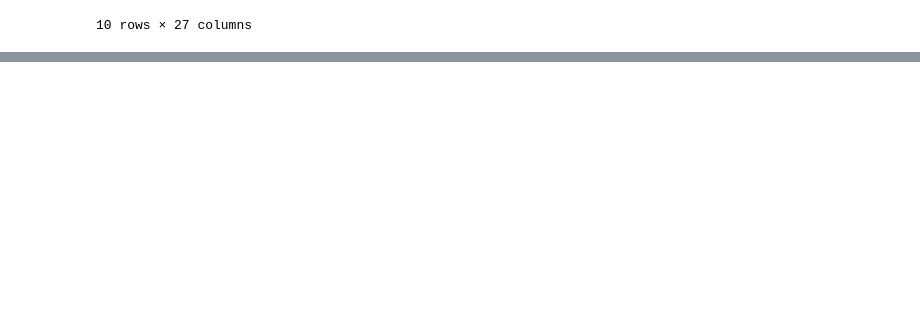
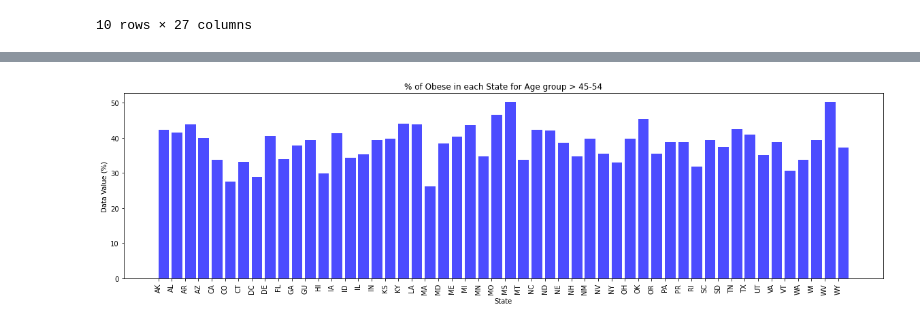
Before and after one commit to rnwokoye/analysing_obesisty_trends, a Jupyter notebook: Obesity_Data.ipynb, the cells around one changed output, grey strips where cells are left out. Drawn from its saved outputs; the diff is of its cells as text; code cells hidden in the pictures; blank space fills up the shorter version.

```diff
--- a/Obesity_Data.ipynb
+++ b/Obesity_Data.ipynb
@@ -235,0 +332,3 @@ obese_summary_df.style.format({
+# %%
+cls_df2 = yr2019.loc[yr2019['Class'] == '45-54']
+cls_df2
@@ -235,0 +353,12 @@ obese_summary_df.style.format({
+# %%
+f = plt.figure()
+f.set_figwidth(20)
+f.set_figheight(5)
+plt.bar(cls_df2['State'],cls_df2['Data Value'], color='b', alpha=0.7, align='edge')
+plt.xticks(rotation='vertical')
+plt.xlabel("State")
+plt.ylabel("Data Value (%)")
+plt.title('% of Obese in each State for Age group > 45-54')
+plt.show()
+# %% [output]
+[figure, added]
```
Also changed, not shown: parts of 29 cells of this notebook.
